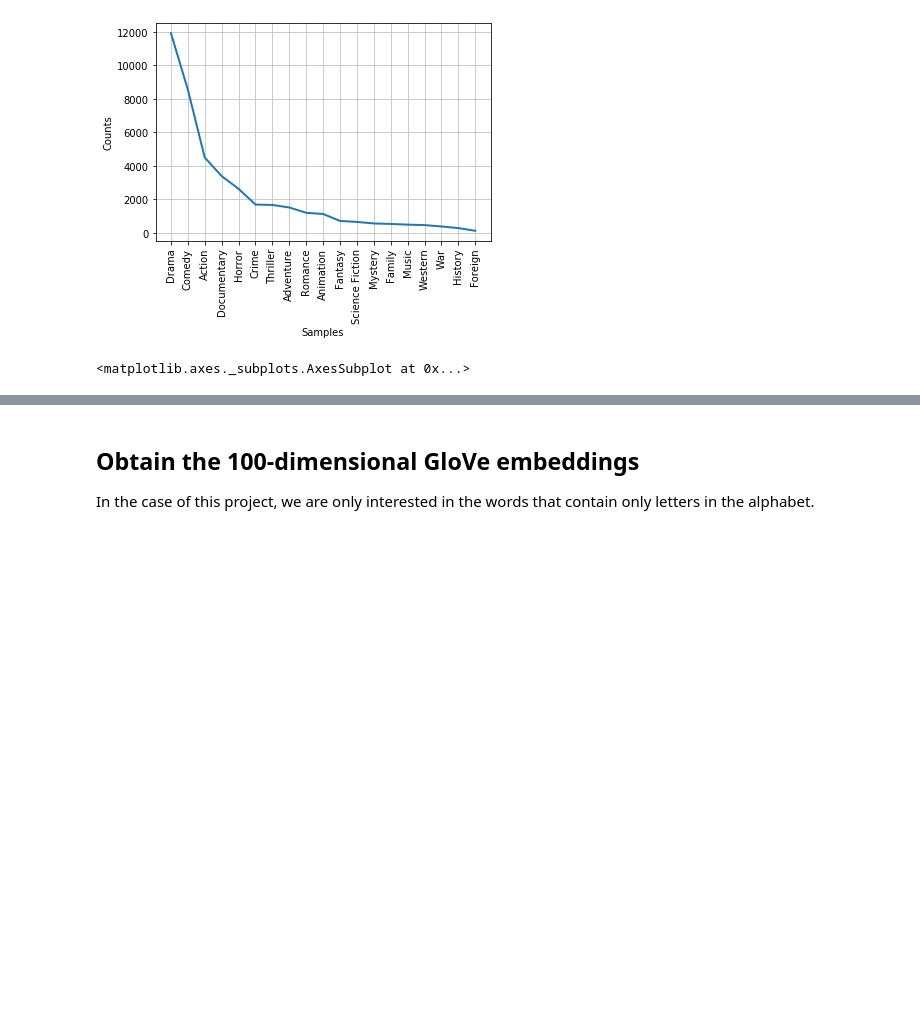
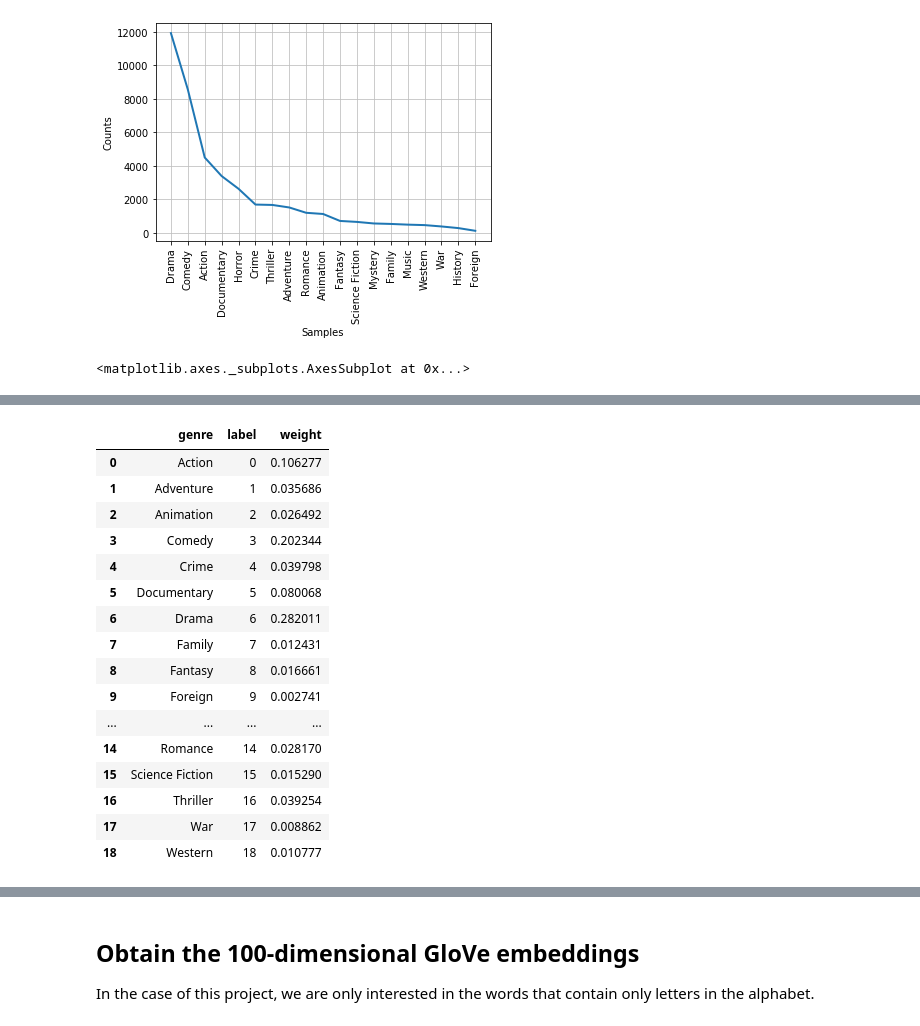
Before and after one commit to yjthoo/MovieGenreClassifier, a Jupyter notebook: LSTM_model.ipynb, the cells around one changed output, grey strips where cells are left out. Drawn from its saved outputs; the diff is of its cells as text; code cells hidden in the pictures; blank space fills up the shorter version.

```diff
--- a/LSTM_model.ipynb
+++ b/LSTM_model.ipynb
@@ -57,0 +38,3 @@ fdist1.most_common(50)
+# %%
+test = fdist1.most_common(50)
+print(test)
@@ -60,3 +45,8 @@ fdist1.plot(50, cumulative=False)
 # %% [output]
 [figure]
 <matplotlib.axes._subplots.AxesSubplot at 0x...>
+# %%
+class_weights = []
+
+for key, value in sorted(test):
+    class_weights.append(value/len(df))
@@ -62,0 +75,24 @@ fdist1.plot(50, cumulative=False)
+# %%
+genredf = pd.read_csv('datasets/genreLabels.csv')
+# %%
+genredf['weight'] = class_weights
+# %%
+genredf.head(50)
+# %% [output]
+|  | genre | label | weight |
+| 0 | Action | 0 | 0.106277 |
+| 1 | Adventure | 1 | 0.035686 |
+| 2 | Animation | 2 | 0.026492 |
+| 3 | Comedy | 3 | 0.202344 |
+| 4 | Crime | 4 | 0.039798 |
+| 5 | Documentary | 5 | 0.080068 |
+| 6 | Drama | 6 | 0.282011 |
+| 7 | Family | 7 | 0.012431 |
+| 8 | Fantasy | 8 | 0.016661 |
+| 9 | Foreign | 9 | 0.002741 |
+| ... | ... | ... | ... |
+| 14 | Romance | 14 | 0.028170 |
+| 15 | Science Fiction | 15 | 0.015290 |
+| 16 | Thriller | 16 | 0.039254 |
+| 17 | War | 17 | 0.008862 |
+| 18 | Western | 18 | 0.010777 |
```
Also changed, not shown: parts of 8 cells of this notebook, 4 other files.
